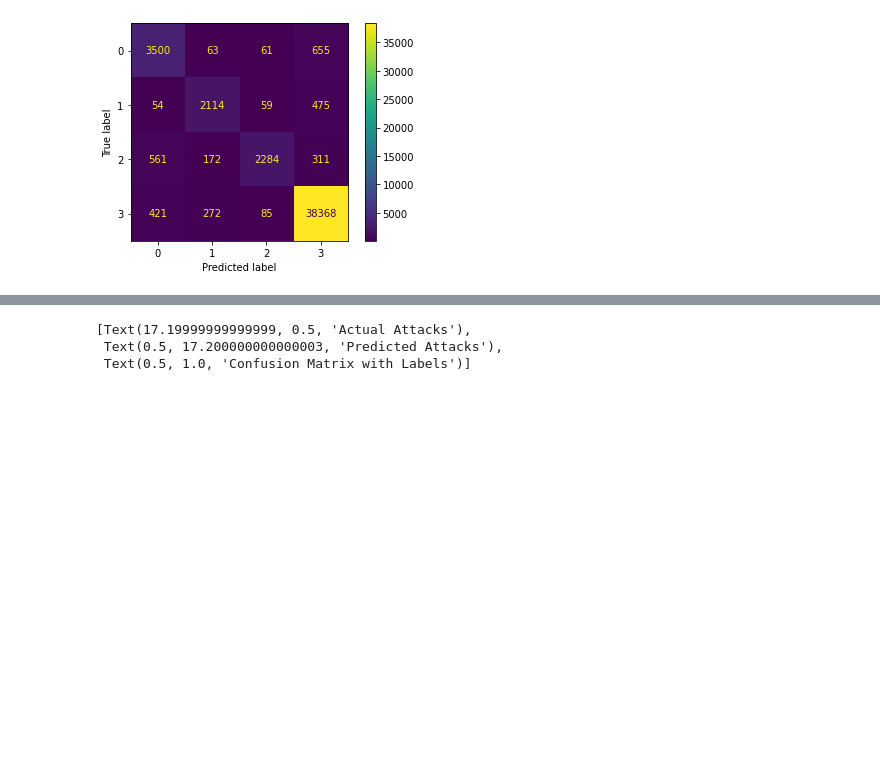
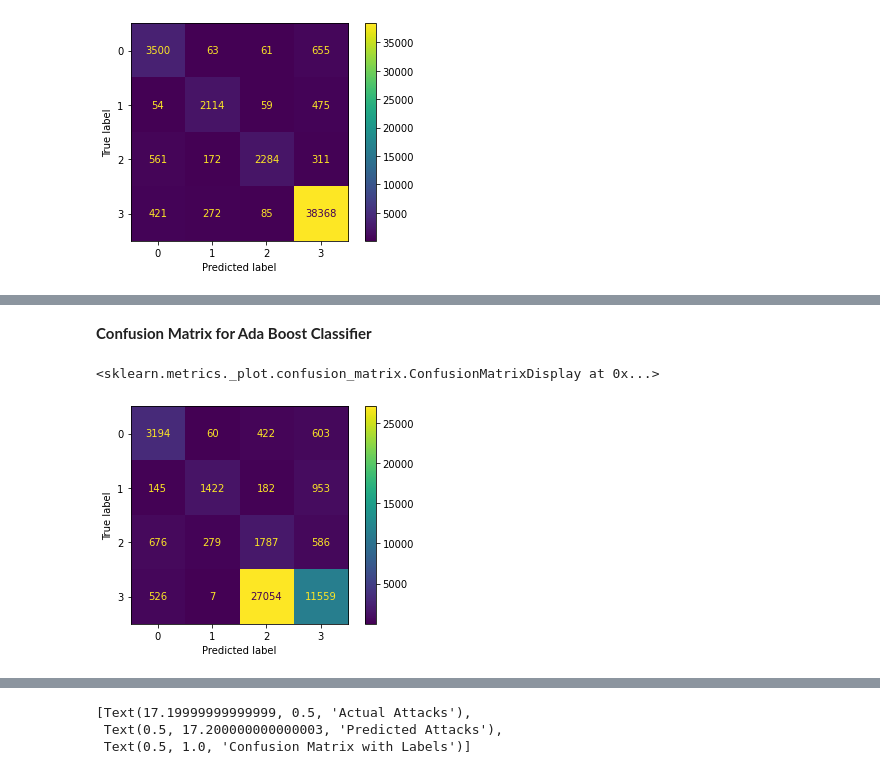
Before and after one commit to sumaiyababar/Agentless-Security-Approach-For-Iot-Devices, a Jupyter notebook: FeautureSelectionFYP.ipynb, the cells around one changed output, grey strips where cells are left out. Drawn from its saved outputs; the diff is of its cells as text; code cells hidden in the pictures; blank space fills up the shorter version.

```diff
--- a/FeautureSelectionFYP.ipynb
+++ b/FeautureSelectionFYP.ipynb
@@ -348,0 +365,8 @@ cmd_object.plot()
+# %% [markdown]
+**Confusion Matrix for Ada Boost Classifier**
+# %%
+
+ab_object.plot()
+# %% [output]
+<sklearn.metrics._plot.confusion_matrix.ConfusionMatrixDisplay at 0x...>
+[figure, added]
```
Also changed, not shown: parts of 24 cells of this notebook.
